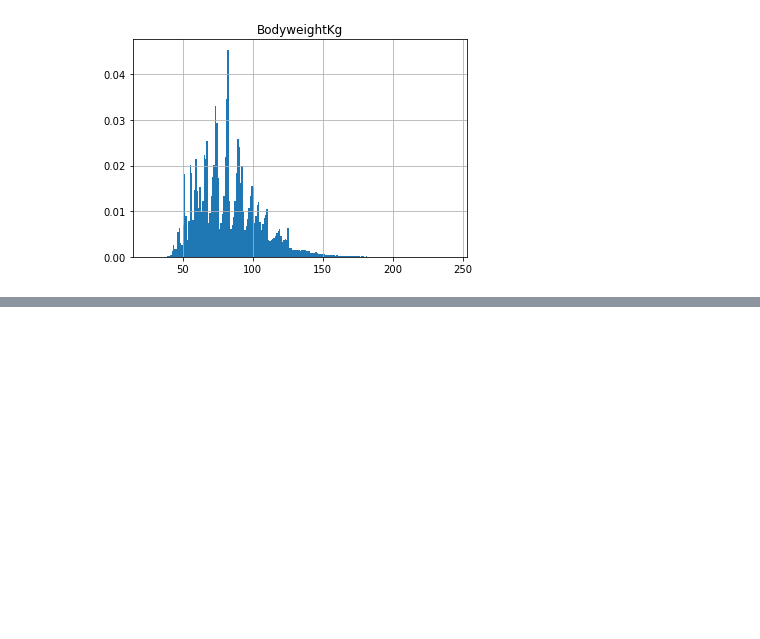
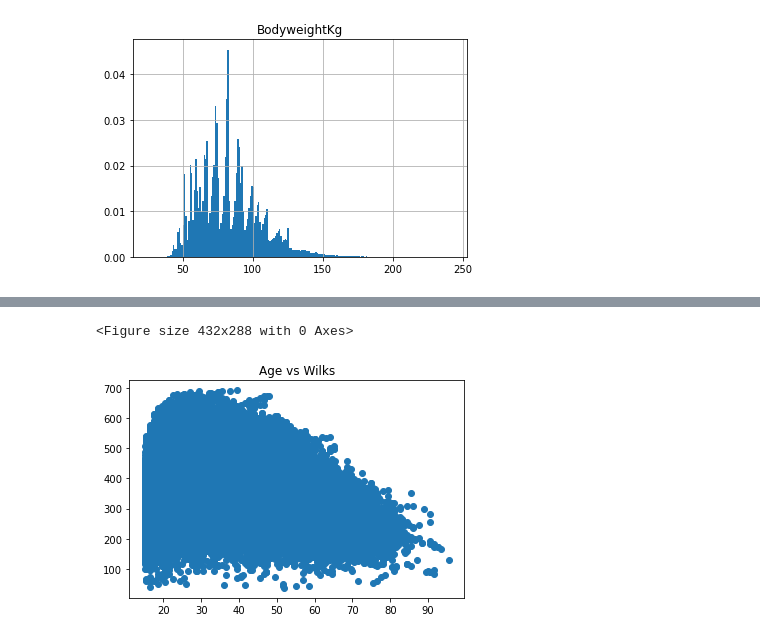
Before and after one commit to tiitvaino/Analysis_of_powerlifting_meet_results, a Jupyter notebook: Clean data explore.ipynb, the cells around one changed output, grey strips where cells are left out. Saved outputs shown, nothing was run; the diff lists cells and outputs as text; code cells hidden in the pictures; blank space fills up the shorter version.

```diff
--- a/Clean data explore.ipynb
+++ b/Clean data explore.ipynb
@@ -182,0 +200,5 @@ Name: BodyweightKg, dtype: float64
+# %%
+scatter_plot(df['Age'],df['Wilks'], "Age vs Wilks")
+# %% [output]
+<Figure size 432x288 with 0 Axes>
+[figure, added]
```
Also changed, not shown: parts of 9 cells of this notebook.
